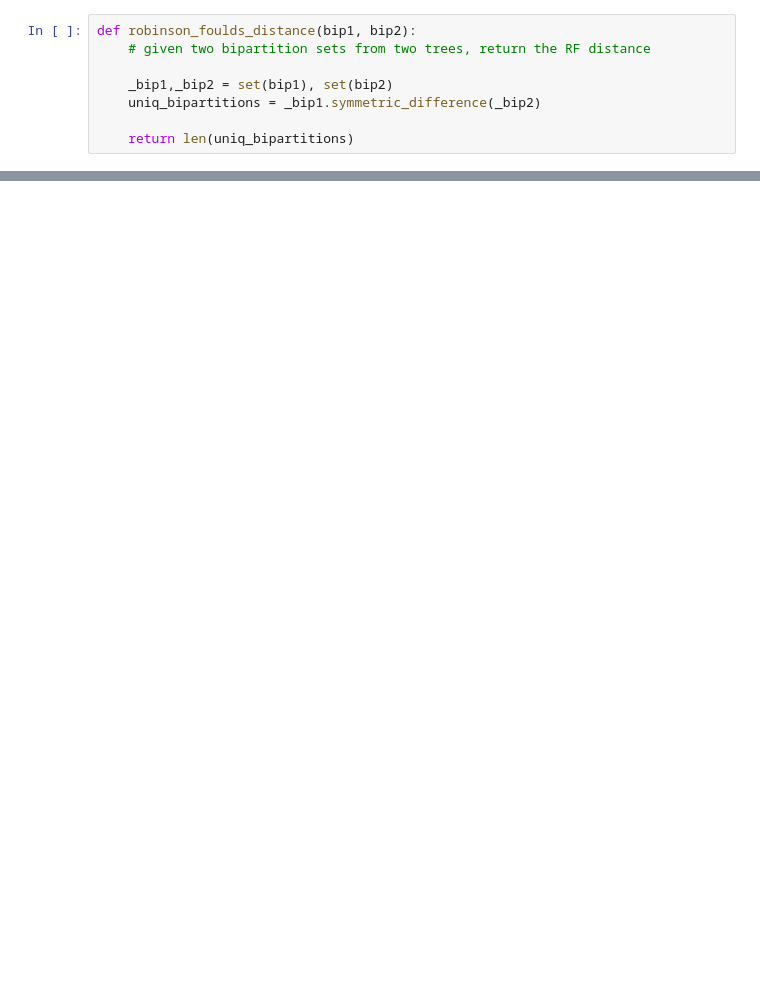
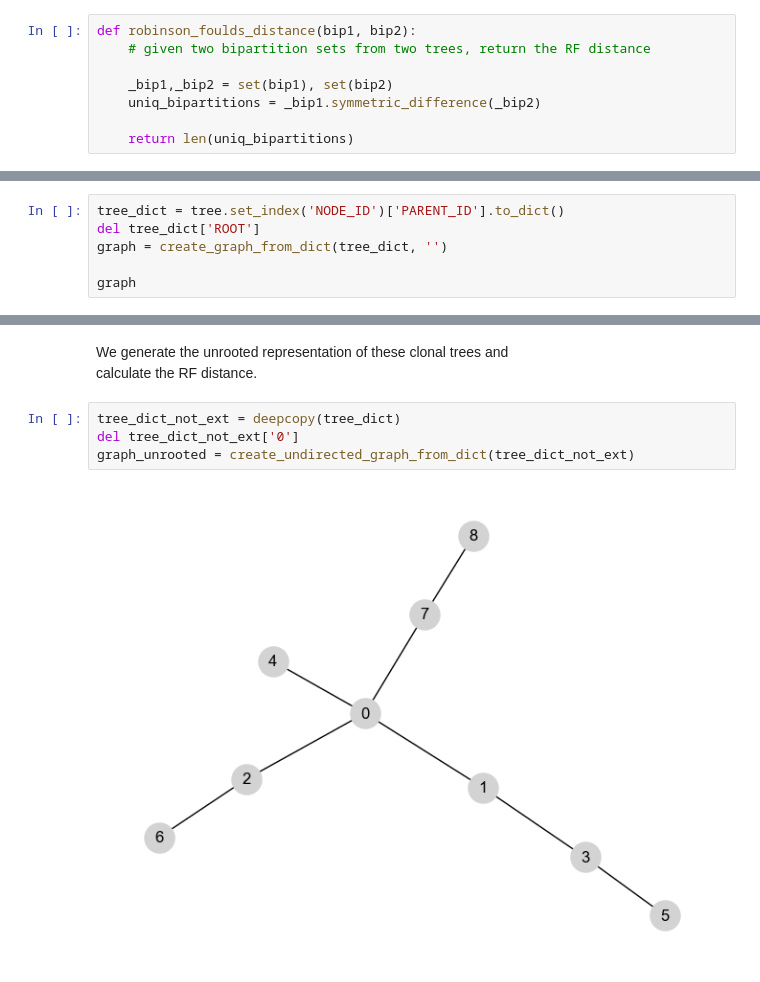
Before and after one commit to Chih-Hao-Wu/DETOPT-P, a Jupyter notebook: notebooks/Bipartitions_RFdist.ipynb, the cells around one changed output, grey strips where cells are left out. Saved outputs shown, nothing was run; the diff lists cells and outputs as text; blank space fills up the shorter version.

Commit message:
Add RF distance example

```diff
--- a/notebooks/Bipartitions_RFdist.ipynb
+++ b/notebooks/Bipartitions_RFdist.ipynb
@@ -231,0 +264,6 @@ def robinson_foulds_distance(bip1, bip2):
+# %%
+tree_dict = tree.set_index('NODE_ID')['PARENT_ID'].to_dict()
+del tree_dict['ROOT']
+graph = create_graph_from_dict(tree_dict, '')
+
+graph
@@ -231,0 +300,9 @@ def robinson_foulds_distance(bip1, bip2):
+# %% [markdown]
+We generate the unrooted representation of these clonal trees and \
+calculate the RF distance.
+# %%
+tree_dict_not_ext = deepcopy(tree_dict)
+del tree_dict_not_ext['0']
+graph_unrooted = create_undirected_graph_from_dict(tree_dict_not_ext)
+# %% [output]
+[figure, added]
```
Also changed, not shown: parts of 24 cells of this notebook.
